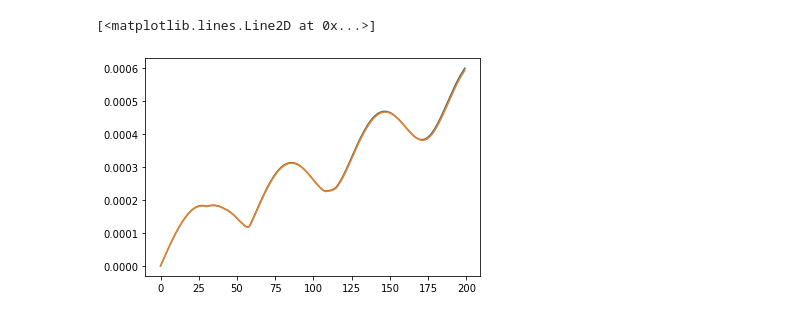
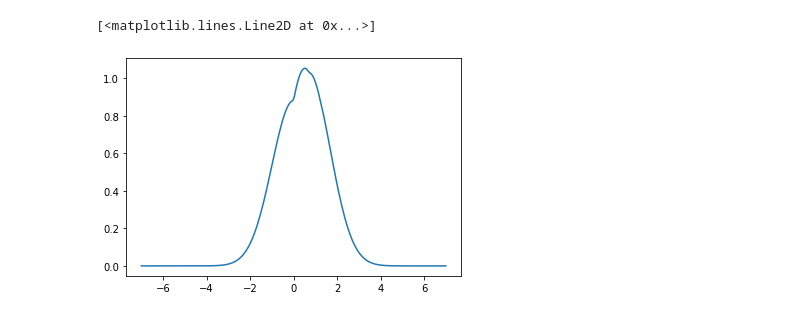
Before and after one commit to katyalatypova/mipt_comp_math, a Jupyter notebook: Task 4.ipynb, the cells around one changed output. Saved outputs shown, nothing was run; the diff lists cells and outputs as text; code cells hidden in the pictures.

```diff
--- a/Task 4.ipynb
+++ b/Task 4.ipynb
@@ -139,7 +151,0 @@ errors2Nt = errors2Nt[::2]
-# %%
-plt.figure()
-plt.plot(range(Nt), errors)
-plt.plot(range(Nt), 4*np.array(errors2Nt))
-# %% [output]
-[<matplotlib.lines.Line2D at 0x...>]
-[figure, removed]
@@ -215,0 +152,33 @@ def animation(initial, potential, precise_sol, l, Nx, Nt, T):
+# %%
+def coherent(z, x):
+    eps = 1e-30
+    n = 0
+    curr = exp(-abs(z)**2/2 -x**2/2) * z**n/factorial(n)/pow(2, n/2) * eval_hermite(n, x)
+    res = 0
+    while(curr >= eps):
+        res += curr
+        n += 1
+        curr = exp(-abs(z)**2/2 -x**2/2) * z**n/factorial(n)/pow(2, n/2) * eval_hermite(n, x)
+
+#     print(n)
+#     c = [z**k/factorial(k)/pow(2, k/2) for k in range(n)]
+#     res1 = exp(-abs(z)**2/2 -x**2/2) *hermval(x, c)
+    return res
+
+def precise_sol_for_coherent(z, t, x):
+    eps = 1e-30
+    n = 0
+    curr = exp(-abs(z)**2/2 -x**2/2) * z**n/factorial(n)/pow(2, n/2) * eval_hermite(n, x) * exp(-1j*(n + 1/2) * t)
+    res = 0
+    while(abs(curr) >= eps):
+        res += curr
+        n += 1
+        curr = exp(-abs(z)**2/2 -x**2/2) * z**n/factorial(n)/pow(2, n/2) * eval_hermite(n, x) * exp(-1j*(n + 1/2) * t)
+    return res
+
+x = np.linspace(-7, 7, 200)
+y = [coherent(0.5, x0) for x0 in x]
+plt.plot(x, y)
+# %% [output]
+[<matplotlib.lines.Line2D at 0x...>]
+[figure, added]
```
Also changed, not shown: parts of 22 cells of this notebook.
